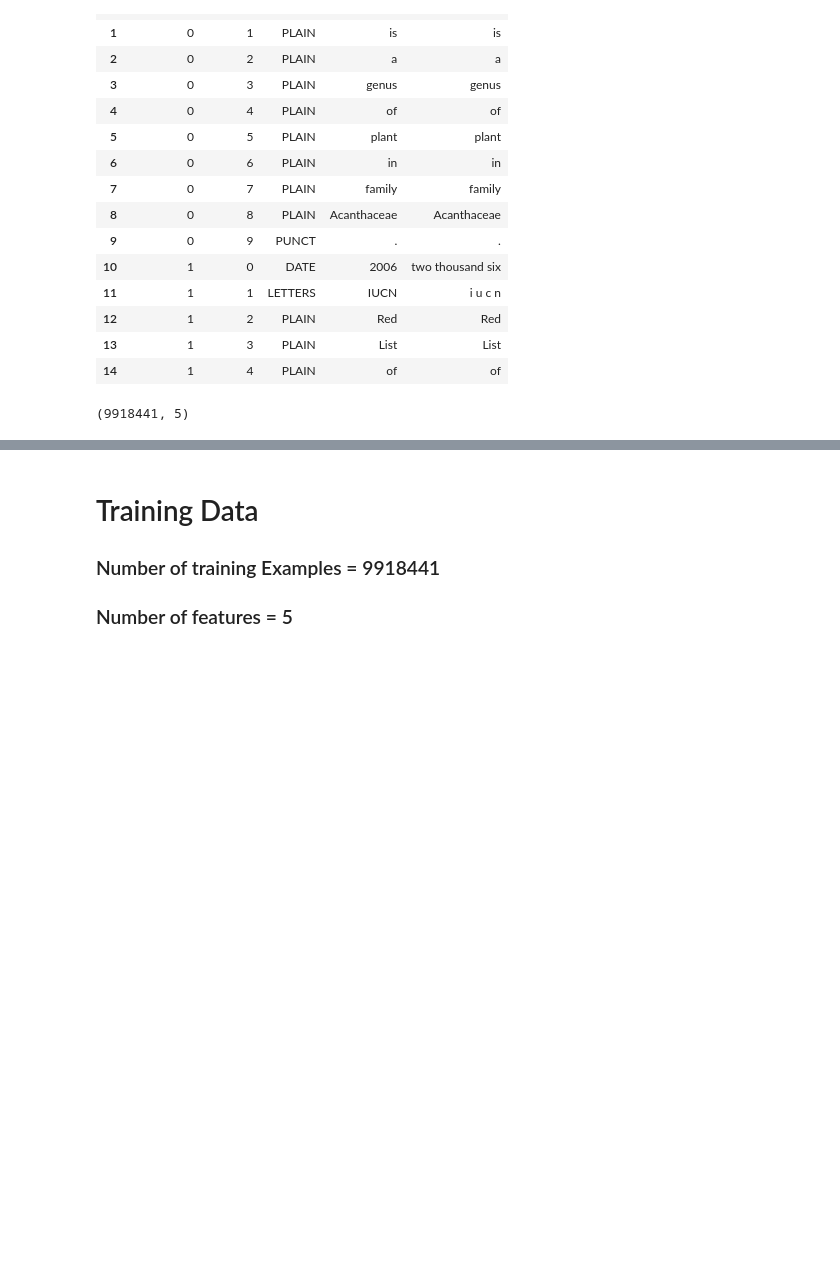
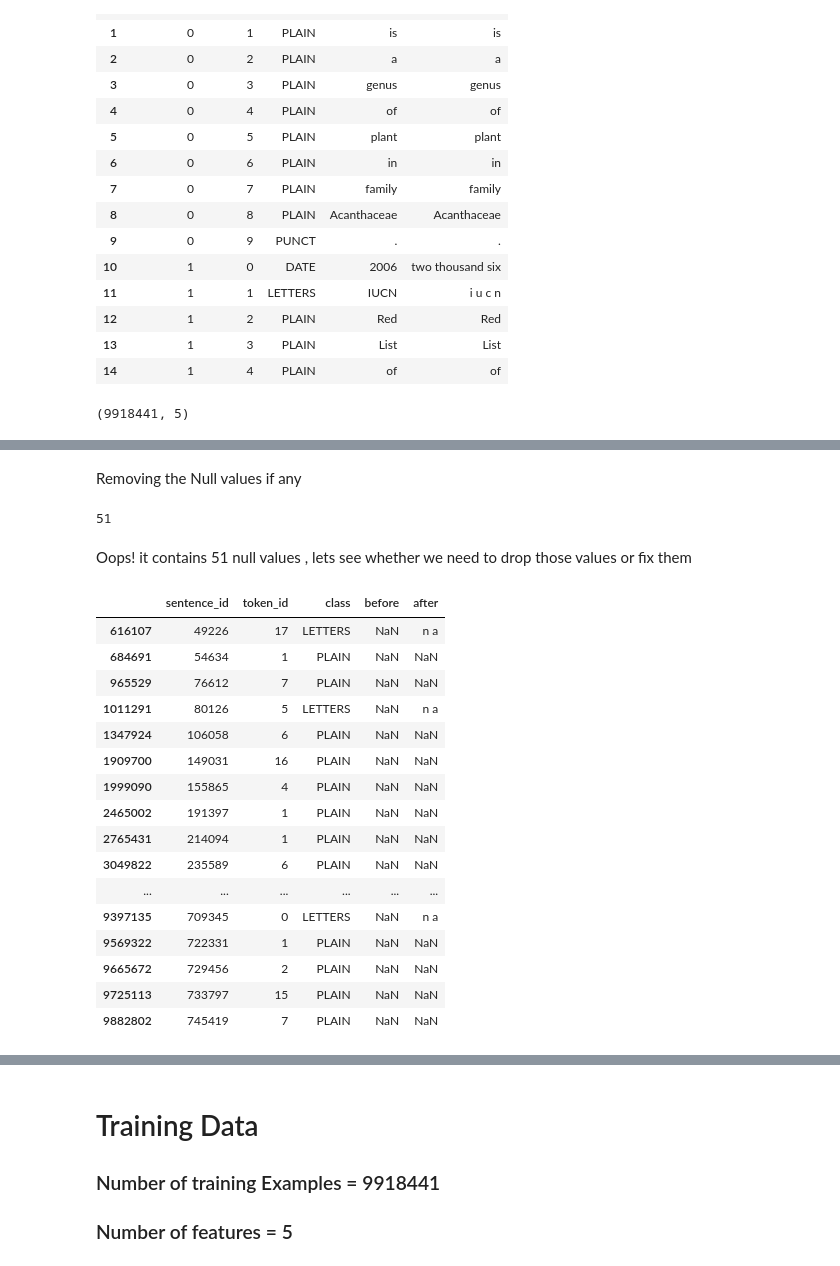
Before and after one commit to SibtainRazaJamali/Text-Normalization, a Jupyter notebook: Project.ipynb, the cells around one changed output, grey strips where cells are left out. Drawn from its saved outputs; the diff is of its cells as text; code cells hidden in the pictures; blank space fills up the shorter version.

```diff
--- a/Project.ipynb
+++ b/Project.ipynb
@@ -53,0 +68,28 @@ training_set.shape
+# %% [markdown]
+Removing the Null values if any
+# %%
+training_set['before'].isnull().sum()
+# %% [output]
+51
+# %% [markdown]
+Oops! it contains 51 null values , lets see whether we need to drop those values or fix them
+# %%
+(training_set[training_set['before'].isnull()])
+# %% [output]
+|  | sentence_id | token_id | class | before | after |
+| 616107 | 49226 | 17 | LETTERS | NaN | n a |
+| 684691 | 54634 | 1 | PLAIN | NaN | NaN |
+| 965529 | 76612 | 7 | PLAIN | NaN | NaN |
+| 1011291 | 80126 | 5 | LETTERS | NaN | n a |
+| 1347924 | 106058 | 6 | PLAIN | NaN | NaN |
+| 1909700 | 149031 | 16 | PLAIN | NaN | NaN |
+| 1999090 | 155865 | 4 | PLAIN | NaN | NaN |
+| 2465002 | 191397 | 1 | PLAIN | NaN | NaN |
+| 2765431 | 214094 | 1 | PLAIN | NaN | NaN |
+| 3049822 | 235589 | 6 | PLAIN | NaN | NaN |
+| ... | ... | ... | ... | ... | ... |
+| 9397135 | 709345 | 0 | LETTERS | NaN | n a |
+| 9569322 | 722331 | 1 | PLAIN | NaN | NaN |
+| 9665672 | 729456 | 2 | PLAIN | NaN | NaN |
+| 9725113 | 733797 | 15 | PLAIN | NaN | NaN |
+| 9882802 | 745419 | 7 | PLAIN | NaN | NaN |
```
Also changed, not shown: parts of 32 cells of this notebook.
